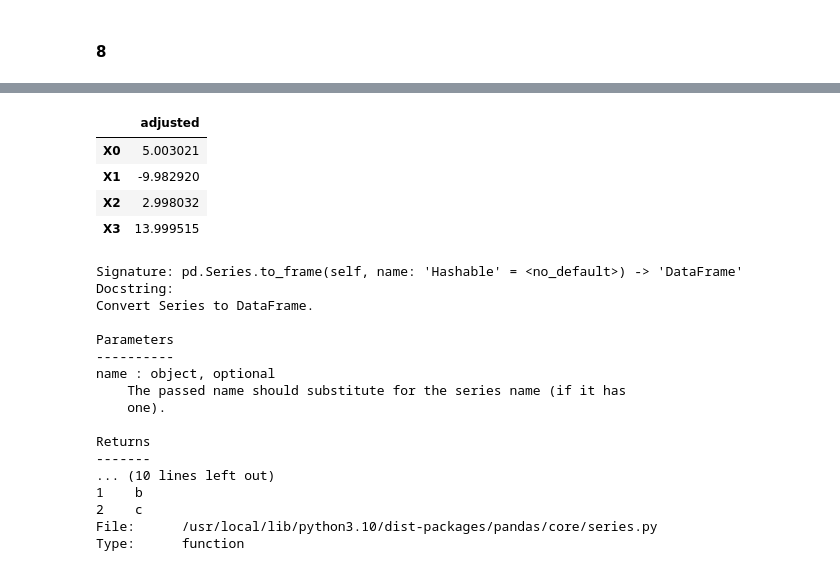
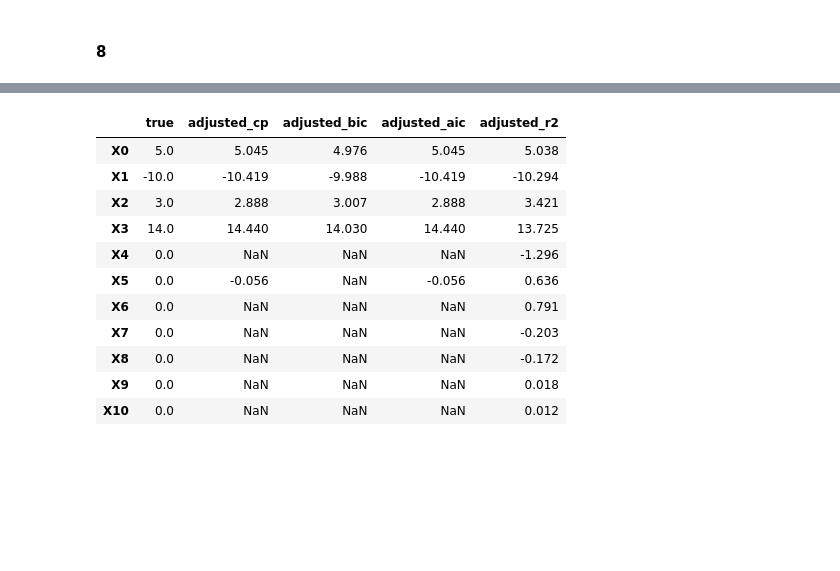
Before and after one commit to SandroAlex/statistical-learning, a Jupyter notebook: islp/chapter06.ipynb, the cells around one changed output, grey strips where cells are left out. Drawn from its saved outputs; the diff is of its cells as text; code cells hidden in the pictures; blank space fills up the shorter version.

```diff
--- a/islp/chapter06.ipynb
+++ b/islp/chapter06.ipynb
@@ -316,12 +454,9 @@ Wall time: 5.59 s
 # %%
 # a)
 
-# Reprodutibility.
-np.random.seed(5)
-
 # Random predictors and noise.
 X: np.ndarray = np.random.normal(loc=0.0, scale=1.0, size=(100, 1))
-eps: np.ndarray = np.random.normal(loc=0.0, scale=0.1, size=(100, 1))
+eps: np.ndarray = np.random.normal(loc=0.0, scale=1.0, size=(100, 1))
 # %%
 # b)
 
@@ -530,31 +617,38 @@ plt.tight_layout()
 # %%
-df_compare: pd.DataFrame = best_models[max_cp_idx].params.to_frame(name="adjusted").sort_index()
+# Expected coefficients.
+df_compare: pd.DataFrame = pd.DataFrame({
+    "true": [B0, B1, B2, B3] + [0.0]*7
+}, index=[f"X{i}" for i in range(0, 11)])
 
+# Adjusted coefficients of the best model according to Cp, BIC, AIC, and R2.
+df_adjusted_cp: pd.DataFrame = best_models[max_cp_idx].params.to_frame(name="adjusted_cp")
+df_adjusted_bic: pd.DataFrame = best_models[min_bic_idx].params.to_frame(name="adjusted_bic")
+df_adjusted_aic: pd.DataFrame = best_models[min_aic_idx].params.to_frame(name="adjusted_aic")
+df_adjusted_r2: pd.DataFrame = best_models[max_r2_idx].params.to_frame(name="adjusted_r2")
+
+# Join all dataframes.
+df_compare = df_compare.join(df_adjusted_cp, how="outer")
+df_compare = df_compare.join(df_adjusted_bic, how="outer")
+df_compare = df_compare.join(df_adjusted_aic, how="outer")
+df_compare = df_compare.join(df_adjusted_r2, how="outer")
+
+# Reduce float precision.
+df_compare = df_compare.round(3)
+
+# Better sorting of the index.
+df_compare = df_compare.reindex(natsorted(df_compare.index))
 
 df_compare
 # %% [output]
-|  | adjusted |
-| X0 | 5.003021 |
-| X1 | -9.982920 |
-| X2 | 2.998032 |
-| X3 | 13.999515 |
+|  | true | adjusted_cp | adjusted_bic | adjusted_aic | adjusted_r2 |
+| X0 | 5.0 | 5.045 | 4.976 | 5.045 | 5.038 |
+| X1 | -10.0 | -10.419 | -9.988 | -10.419 | -10.294 |
+| X2 | 3.0 | 2.888 | 3.007 | 2.888 | 3.421 |
+| X3 | 14.0 | 14.440 | 14.030 | 14.440 | 13.725 |
+| X4 | 0.0 | NaN | NaN | NaN | -1.296 |
+| X5 | 0.0 | -0.056 | NaN | -0.056 | 0.636 |
+| X6 | 0.0 | NaN | NaN | NaN | 0.791 |
+| X7 | 0.0 | NaN | NaN | NaN | -0.203 |
+| X8 | 0.0 | NaN | NaN | NaN | -0.172 |
+| X9 | 0.0 | NaN | NaN | NaN | 0.018 |
+| X10 | 0.0 | NaN | NaN | NaN | 0.012 |
-# %%
-pd.Series.to_frame?
-# %% [output]
-Signature: pd.Series.to_frame(self, name: 'Hashable' = <no_default>) -> 'DataFrame'
-Docstring:
-Convert Series to DataFrame.
-
-Parameters
-----------
-name : object, optional
-    The passed name should substitute for the series name (if it has
-    one).
-
-Returns
--------
-... (10 lines left out)
-1    b
-2    c
-File:      /usr/local/lib/python3.10/dist-packages/pandas/core/series.py
-Type:      function
```
Also changed, not shown: parts of 17 cells of this notebook, 1 other file.
